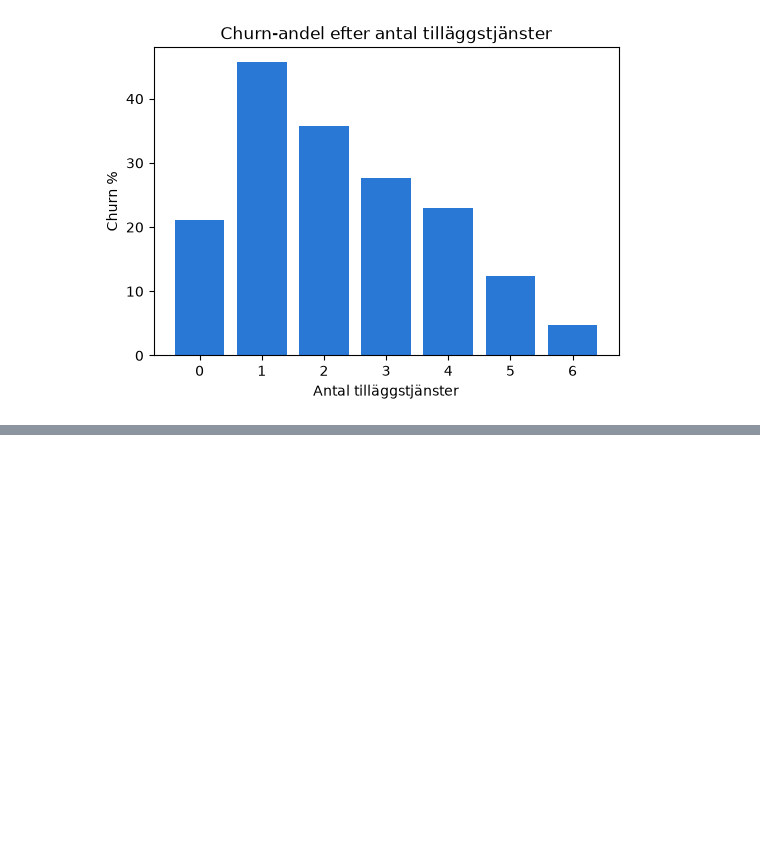
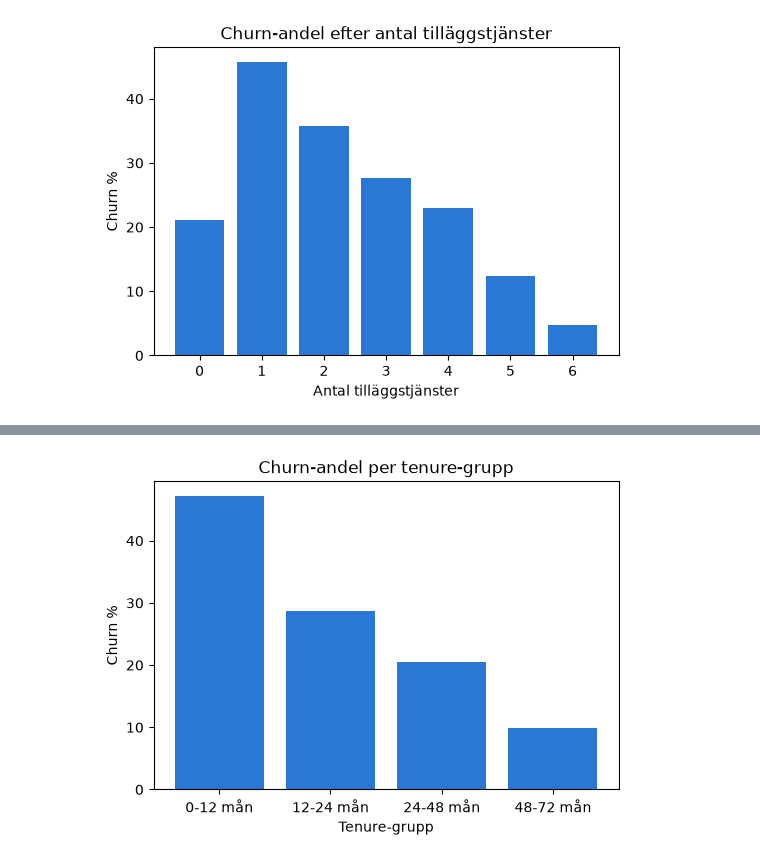
Before and after one commit to pyr0xd/Project_telco_churn, a Jupyter notebook: eda-kundlivscykel.ipynb, the cells around one changed output, grey strips where cells are left out. Saved outputs shown, nothing was run; the diff lists cells and outputs as text; code cells hidden in the pictures; blank space fills up the shorter version.

```diff
--- a/eda-kundlivscykel.ipynb
+++ b/eda-kundlivscykel.ipynb
@@ -50,0 +66,16 @@ plt.show()
+# %%
+bins = [0, 12, 24, 48, 72]
+labels = ["0-12 mån", "12-24 mån", "24-48 mån", "48-72 mån"]
+
+eda_df["tenure_group"] = pd.cut(eda_df["tenure"], bins=bins, labels=labels, include_lowest=True)
+
+churn_by_tenure = eda_df.groupby("tenure_group", observed=True)["Churn"].apply(lambda s: (s == "Yes").mean() * 100)
+
+fig, ax = plt.subplots(figsize=(6, 4))
+ax.bar(churn_by_tenure.index.astype(str), churn_by_tenure.values, color="#2a78d6")
+ax.set_xlabel("Tenure-grupp")
+ax.set_ylabel("Churn %")
+ax.set_title("Churn-andel per tenure-grupp")
+plt.show()
+# %% [output]
+[figure, added]
```
Also changed, not shown: parts of 6 cells of this notebook, 1 other file.
